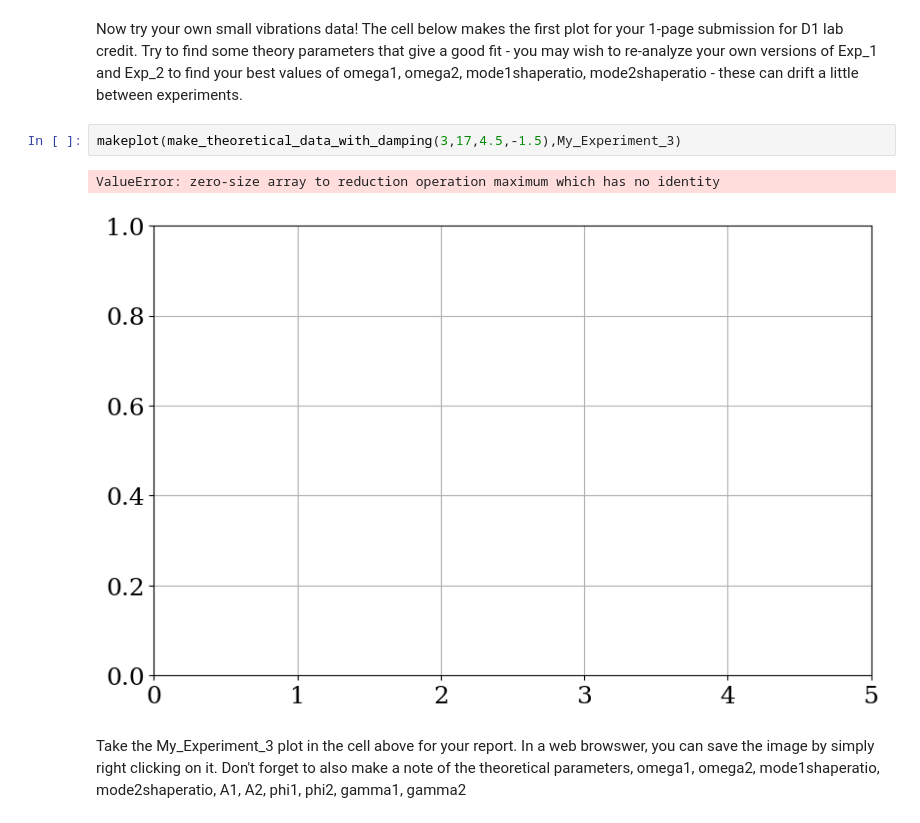
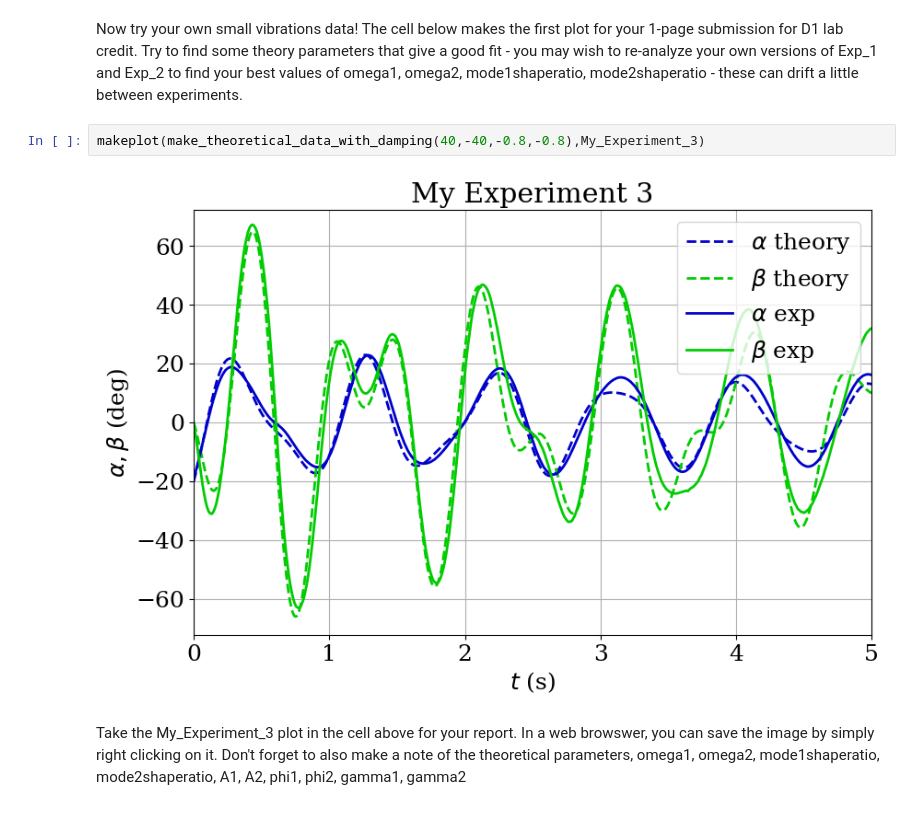
Before and after one commit to differental/IB_Double_Pendulum, a Jupyter notebook: double_pendulum_vibrations.ipynb, the cells around one changed output. Drawn from its saved outputs; the diff is of its cells as text.

```diff
--- a/double_pendulum_vibrations.ipynb
+++ b/double_pendulum_vibrations.ipynb
@@ -157,10 +157,9 @@ makeplot(make_theoretical_data_with_damping(3,17,4.5,-1.5),Experiment_3)
 [figure]
 # %% [markdown]
 Now try your own small vibrations data! The cell below makes the first plot for your 1-page submission for D1 lab credit. Try to find some theory parameters that give a good fit - you may wish to re-analyze your own versions of Exp_1 and Exp_2 to find your best values of omega1, omega2, mode1shaperatio, mode2shaperatio - these can drift a little between experiments.
-# %%
-makeplot(make_theoretical_data_with_damping(3,17,4.5,-1.5),My_Experiment_3)
-# %% [output]
-ValueError: zero-size array to reduction operation maximum which has no identity
-[figure, removed]
+# %%
+makeplot(make_theoretical_data_with_damping(40,-40,-0.8,-0.8),My_Experiment_3)
+# %% [output]
+[figure, added]
 # %% [markdown]
 Take the My_Experiment_3 plot in the cell above for your report. In a web browswer, you can save the image by simply right clicking on it. Don't forget to also make a note of the theoretical parameters, omega1, omega2, mode1shaperatio, mode2shaperatio, A1, A2, phi1, phi2, gamma1, gamma2
```
Also changed, not shown: parts of 1 cell of this notebook.
